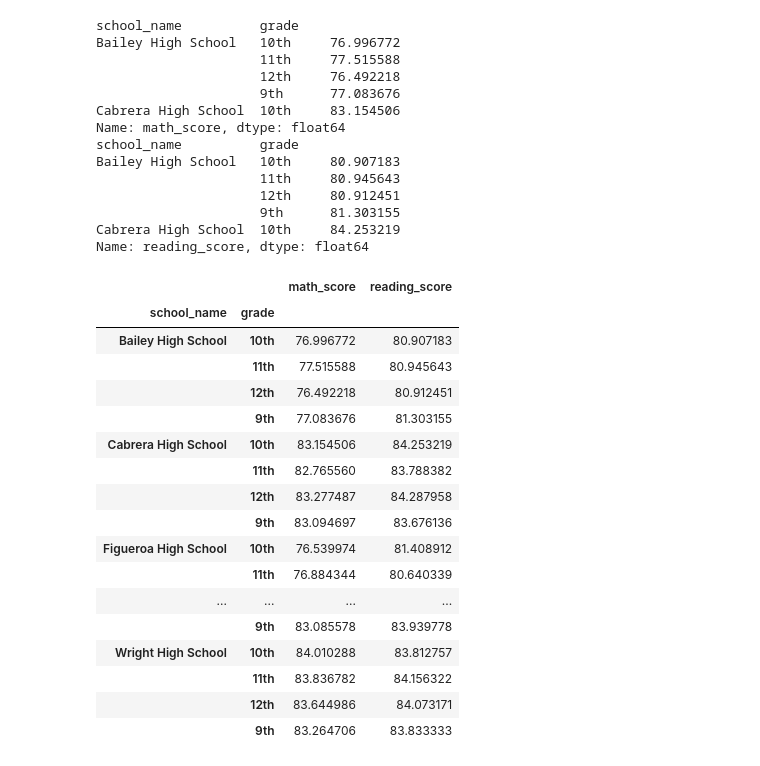
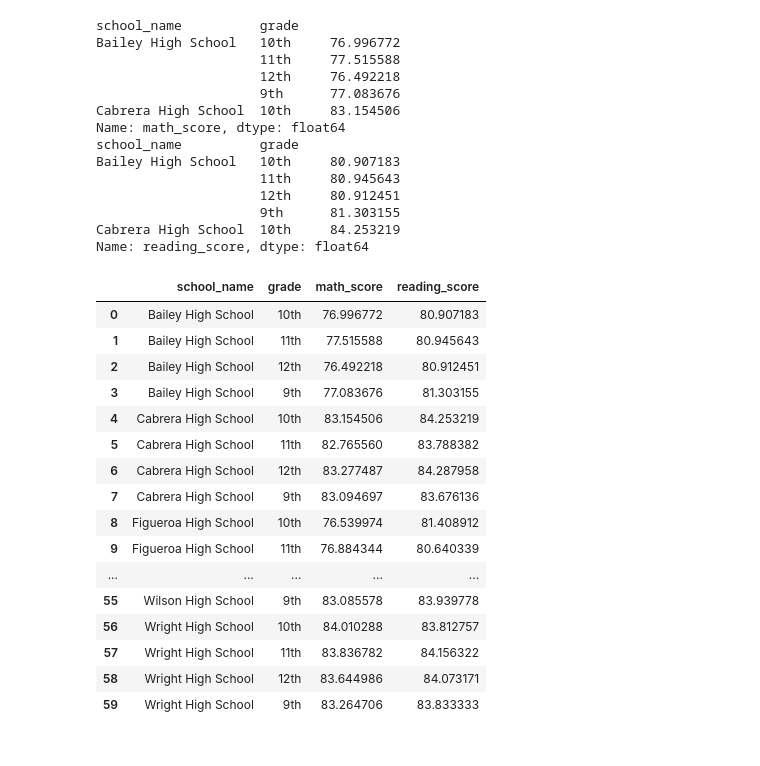
Before and after one commit to Efritch/pandas-challenge, a Jupyter notebook: PyCitySchools/main.ipynb, the cells around one changed output. Cells and saved outputs as stored; diff of their text form; code cells hidden in the pictures.

Commit message:
minor adjustment to school and grade level averages

```diff
--- a/PyCitySchools/main.ipynb
+++ b/PyCitySchools/main.ipynb
@@ -1053,24 +1053,32 @@ Bailey High School   10th     80.907183
                      9th      81.303155
 Cabrera High School  10th     84.253219
 Name: reading_score, dtype: float64
-# %%
-school_math_reading_avg = pd.concat([school_math_scores, school_reading_scores], axis=1)
-# %% [output]
-|  |  | math_score | reading_score |
-| school_name | grade |  |  |
-| Bailey High School | 10th | 76.996772 | 80.907183 |
-|  | 11th | 77.515588 | 80.945643 |
-|  | 12th | 76.492218 | 80.912451 |
-|  | 9th | 77.083676 | 81.303155 |
-| Cabrera High School | 10th | 83.154506 | 84.253219 |
-|  | 11th | 82.765560 | 83.788382 |
-|  | 12th | 83.277487 | 84.287958 |
-|  | 9th | 83.094697 | 83.676136 |
-| Figueroa High School | 10th | 76.539974 | 81.408912 |
-|  | 11th | 76.884344 | 80.640339 |
-| ... | ... | ... | ... |
-|  | 9th | 83.085578 | 83.939778 |
-| Wright High School | 10th | 84.010288 | 83.812757 |
-|  | 11th | 83.836782 | 84.156322 |
-|  | 12th | 83.644986 | 84.073171 |
-|  | 9th | 83.264706 | 83.833333 |
+# %%
+# Combine the average math and reading scores for each grade level at each high school.
+school_math_reading_avg = pd.concat([school_math_scores, school_reading_scores], axis=1)
+
+# Reset the index for the DataFrame.
+school_math_reading_avg = school_math_reading_avg.reset_index()
+# %%
+# Sort the DataFrame to display in order by school and grade level.
+avg_scores_school_grade = school_math_reading_avg.sort_values(['school_name', 'grade'])
+
+avg_scores_school_grade
+# %% [output]
+|  | school_name | grade | math_score | reading_score |
+| 0 | Bailey High School | 10th | 76.996772 | 80.907183 |
+| 1 | Bailey High School | 11th | 77.515588 | 80.945643 |
+| 2 | Bailey High School | 12th | 76.492218 | 80.912451 |
+| 3 | Bailey High School | 9th | 77.083676 | 81.303155 |
+| 4 | Cabrera High School | 10th | 83.154506 | 84.253219 |
+| 5 | Cabrera High School | 11th | 82.765560 | 83.788382 |
+| 6 | Cabrera High School | 12th | 83.277487 | 84.287958 |
+| 7 | Cabrera High School | 9th | 83.094697 | 83.676136 |
+| 8 | Figueroa High School | 10th | 76.539974 | 81.408912 |
+| 9 | Figueroa High School | 11th | 76.884344 | 80.640339 |
+| ... | ... | ... | ... | ... |
+| 55 | Wilson High School | 9th | 83.085578 | 83.939778 |
+| 56 | Wright High School | 10th | 84.010288 | 83.812757 |
+| 57 | Wright High School | 11th | 83.836782 | 84.156322 |
+| 58 | Wright High School | 12th | 83.644986 | 84.073171 |
+| 59 | Wright High School | 9th | 83.264706 | 83.833333 |
```
Also changed, not shown: parts of 1 cell of this notebook.
